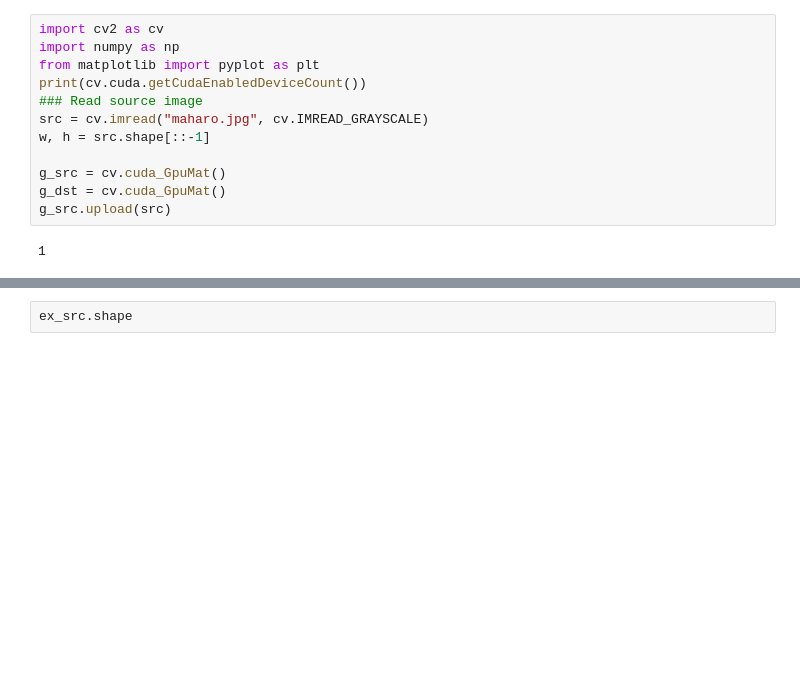
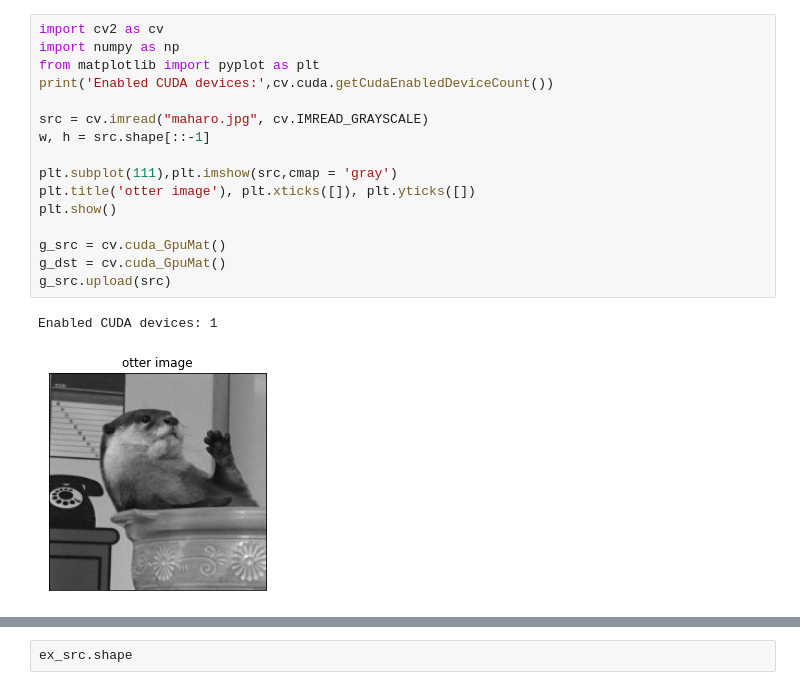
Before and after one commit to Ikwus/qiita_post, a Jupyter notebook: opencv_CUDA/template_matching.ipynb, the cells around one changed output, grey strips where cells are left out. Cells and saved outputs as stored; diff of their text form; blank space fills up the shorter version.

```diff
--- a/opencv_CUDA/template_matching.ipynb
+++ b/opencv_CUDA/template_matching.ipynb
@@ -21,17 +21,22 @@ Sat Sep 19 10:45:09 2020
 # %%
 import cv2 as cv
 import numpy as np
 from matplotlib import pyplot as plt
-print(cv.cuda.getCudaEnabledDeviceCount())
-### Read source image
+print('Enabled CUDA devices:',cv.cuda.getCudaEnabledDeviceCount())
+
 src = cv.imread("maharo.jpg", cv.IMREAD_GRAYSCALE)
 w, h = src.shape[::-1]
+
+plt.subplot(111),plt.imshow(src,cmap = 'gray')
+plt.title('otter image'), plt.xticks([]), plt.yticks([])
+plt.show()
 
 g_src = cv.cuda_GpuMat()
 g_dst = cv.cuda_GpuMat()
 g_src.upload(src)
 # %% [output]
-1
+Enabled CUDA devices: 1
+[figure, added]
 # %%
 %%timeit
 cpu_dst = cv.resize(src, (h*10, w*10), interpolation=cv.INTER_CUBIC)
```
Also changed, not shown: parts of 11 cells of this notebook, 1 other file.
